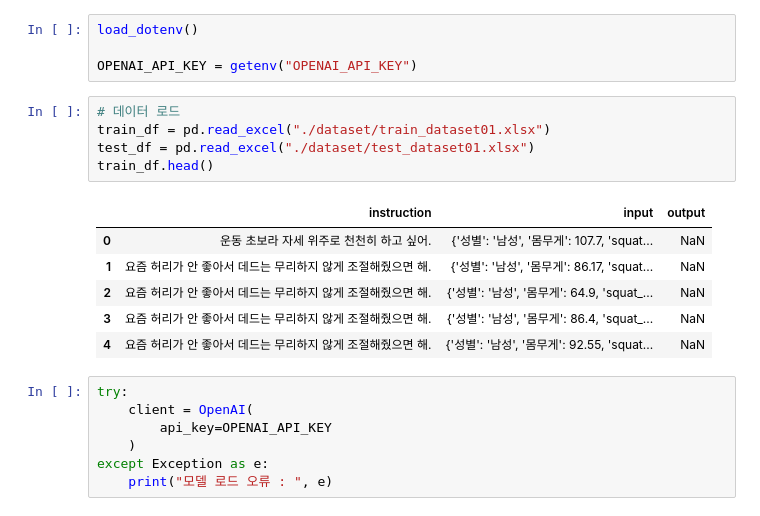
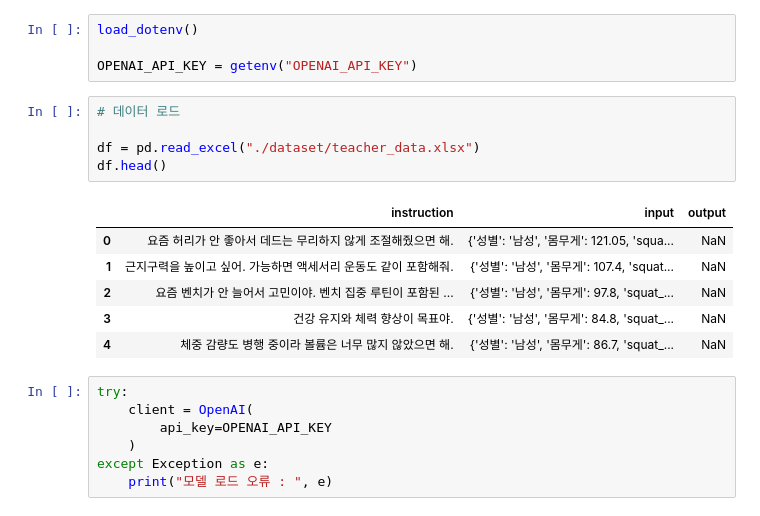
Before and after one commit to daehyun99/BurnFit-AI-developer-assignment, a Jupyter notebook: data/02_generate_training_data_with_llm.ipynb, the cells around one changed output. Saved outputs shown, nothing was run; the diff lists cells and outputs as text.

Commit message:
Data : AI 모델 학습을 위한 데이터 수집, 정제, 전처리 && 모델 평가 #5

```diff
--- a/data/02_generate_training_data_with_llm.ipynb
+++ b/data/02_generate_training_data_with_llm.ipynb
@@ -12,16 +12,16 @@ load_dotenv()
 OPENAI_API_KEY = getenv("OPENAI_API_KEY")
 # %%
 # 데이터 로드
-train_df = pd.read_excel("./dataset/train_dataset01.xlsx")
-test_df = pd.read_excel("./dataset/test_dataset01.xlsx")
-train_df.head()
+
+df = pd.read_excel("./dataset/teacher_data.xlsx")
+df.head()
 # %% [output]
 |  | instruction | input | output |
-| 0 | 운동 초보라 자세 위주로 천천히 하고 싶어. | {'성별': '남성', '몸무게': 107.7, 'squat... | NaN |
-| 1 | 요즘 허리가 안 좋아서 데드는 무리하지 않게 조절해줬으면 해. | {'성별': '남성', '몸무게': 86.17, 'squat... | NaN |
-| 2 | 요즘 허리가 안 좋아서 데드는 무리하지 않게 조절해줬으면 해. | {'성별': '남성', '몸무게': 64.9, 'squat_... | NaN |
-| 3 | 요즘 허리가 안 좋아서 데드는 무리하지 않게 조절해줬으면 해. | {'성별': '남성', '몸무게': 86.4, 'squat_... | NaN |
-| 4 | 요즘 허리가 안 좋아서 데드는 무리하지 않게 조절해줬으면 해. | {'성별': '남성', '몸무게': 92.55, 'squat... | NaN |
+| 0 | 요즘 허리가 안 좋아서 데드는 무리하지 않게 조절해줬으면 해. | {'성별': '남성', '몸무게': 121.05, 'squa... | NaN |
+| 1 | 근지구력을 높이고 싶어. 가능하면 액세서리 운동도 같이 포함해줘. | {'성별': '남성', '몸무게': 107.4, 'squat... | NaN |
+| 2 | 요즘 벤치가 안 늘어서 고민이야. 벤치 집중 루틴이 포함된 ... | {'성별': '남성', '몸무게': 97.8, 'squat_... | NaN |
+| 3 | 건강 유지와 체력 향상이 목표야. | {'성별': '남성', '몸무게': 84.8, 'squat_... | NaN |
+| 4 | 체중 감량도 병행 중이라 볼륨은 너무 많지 않았으면 해. | {'성별': '남성', '몸무게': 86.7, 'squat_... | NaN |
 # %%
 try:
     client = OpenAI(
```
Also changed, not shown: parts of 8 cells of this notebook, 4 other files.
